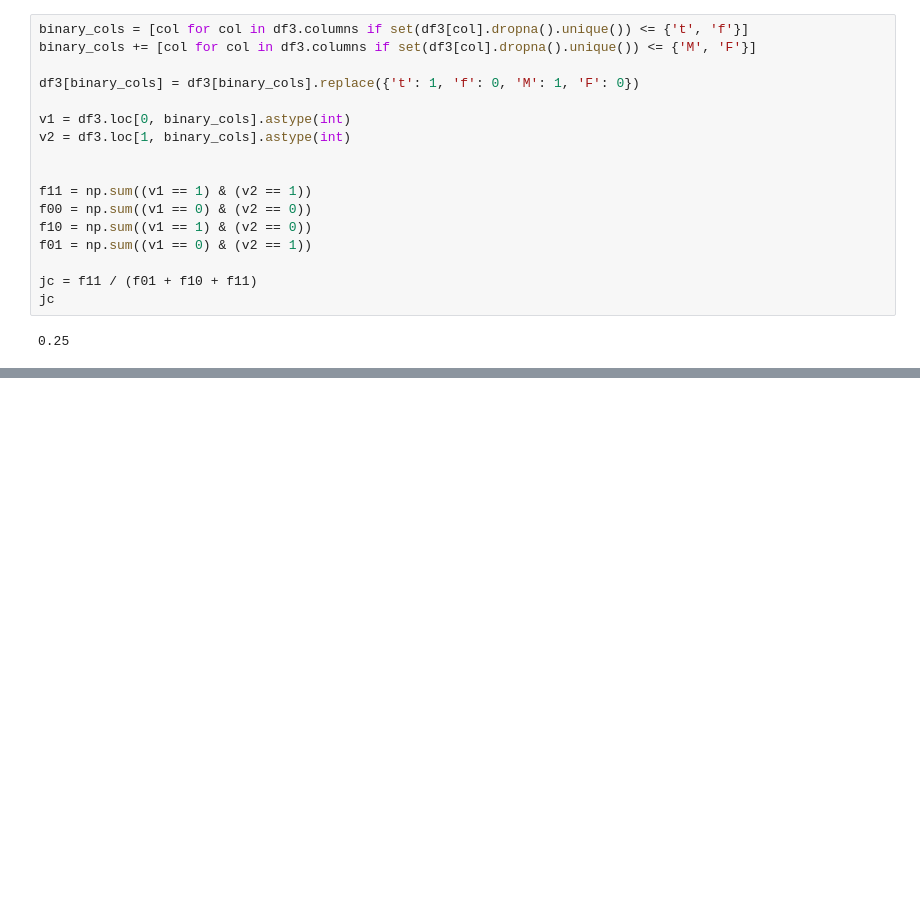
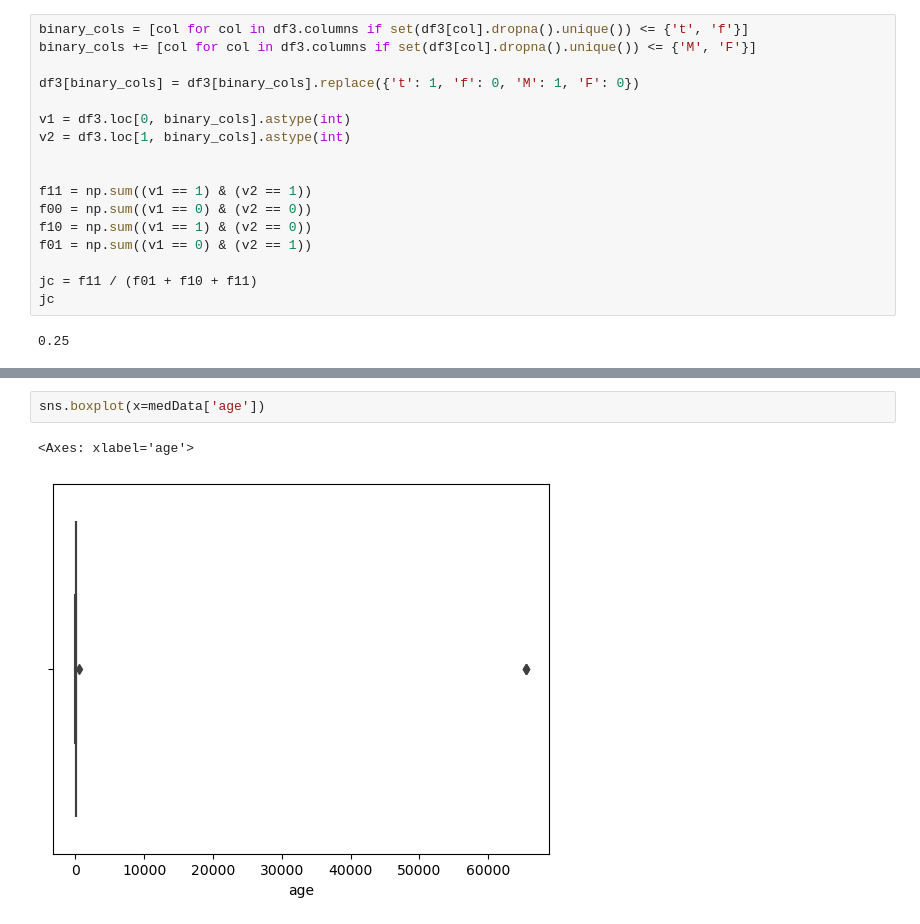
Before and after one commit to abhinavsaluja2004/MachineLearning_19cse305, a Jupyter notebook: cse22002_lab2.ipynb, the cells around one changed output, grey strips where cells are left out. Cells and saved outputs as stored; diff of their text form; blank space fills up the shorter version.

```diff
--- a/cse22002_lab2.ipynb
+++ b/cse22002_lab2.ipynb
@@ -365,0 +615,5 @@ ValueError: Found array with 0 feature(s) (shape=(1, 0)) while a minimum of 1 is
+# %%
+sns.boxplot(x=medData['age'])
+# %% [output]
+<Axes: xlabel='age'>
+[figure, added]
```
Also changed, not shown: parts of 64 cells of this notebook.
